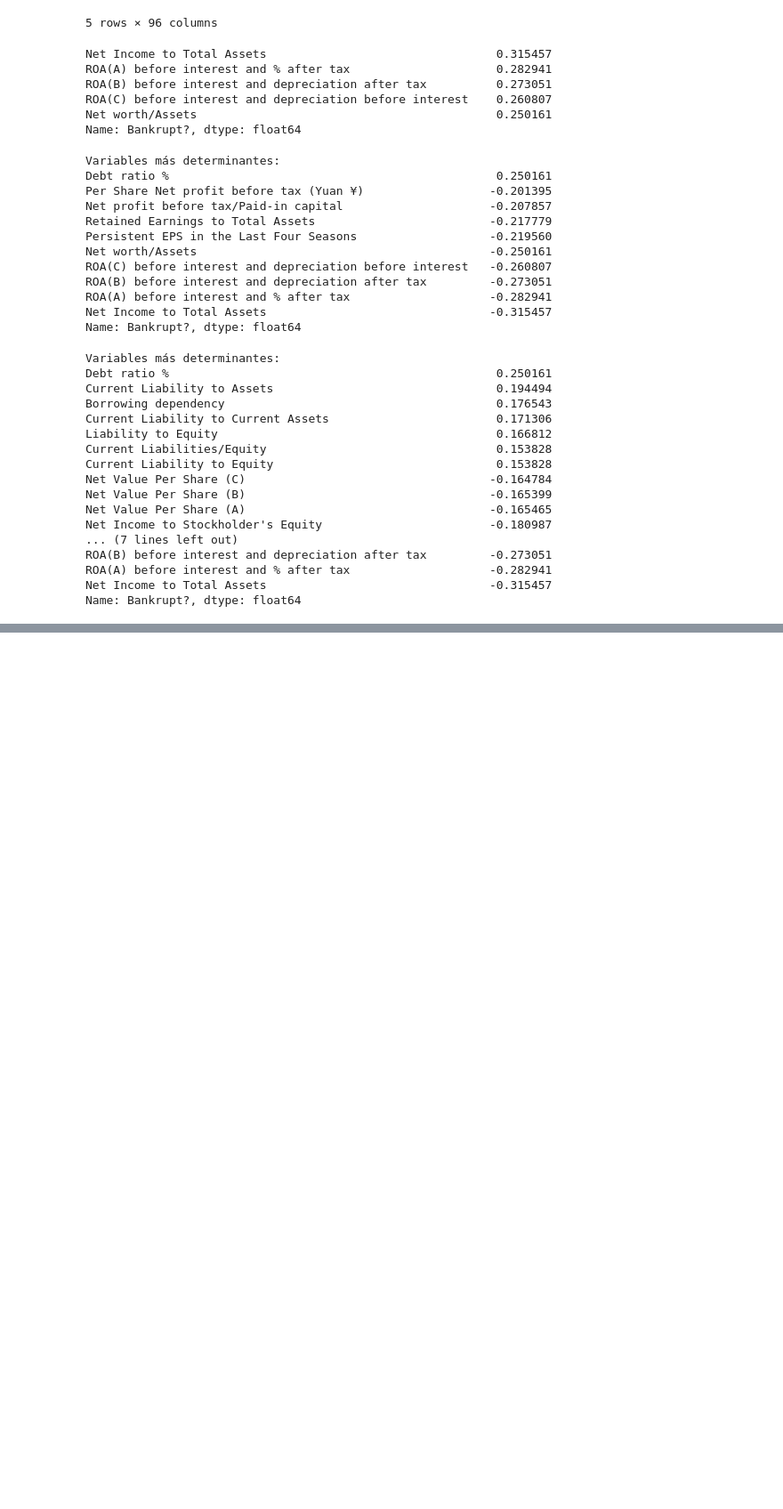
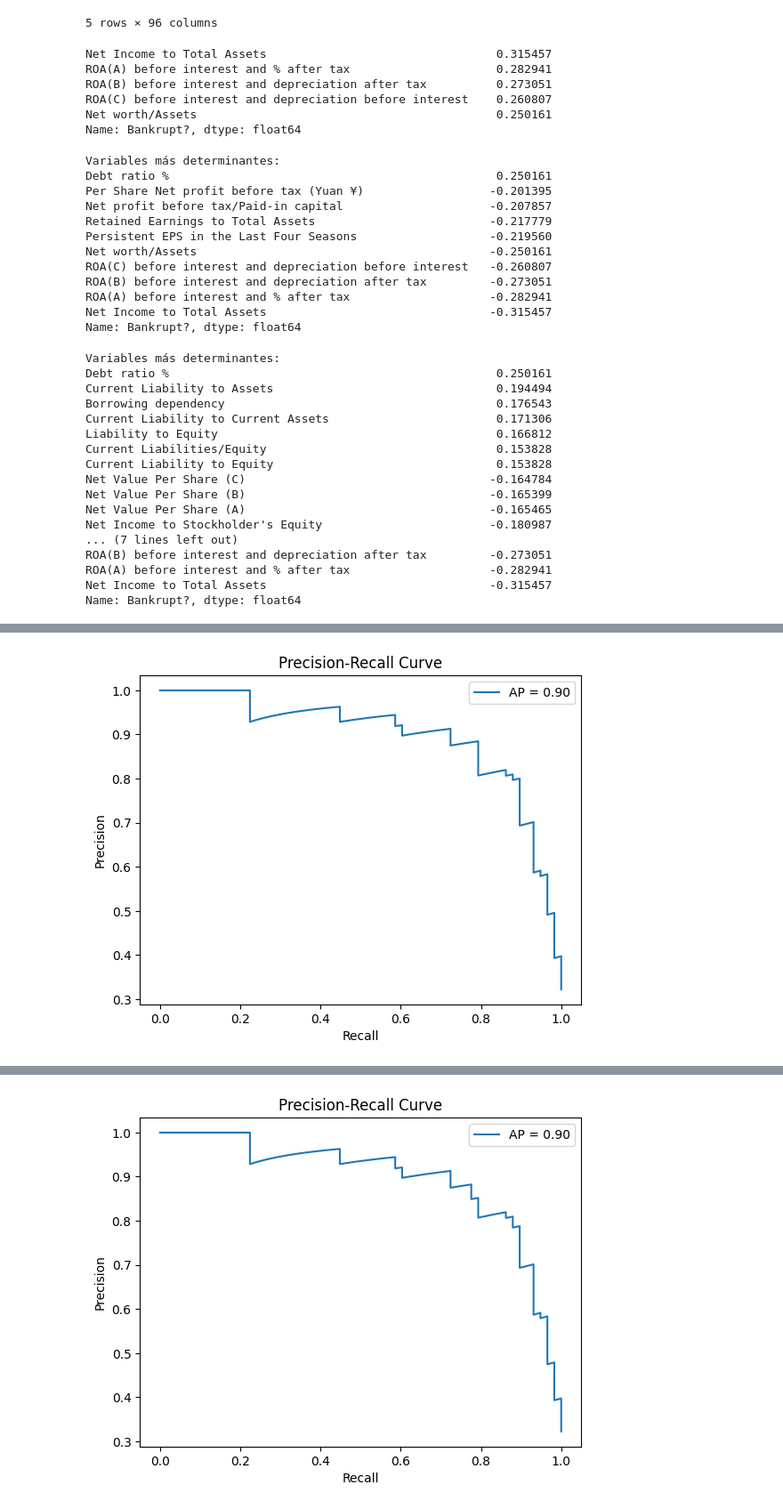
Before and after one commit to DavidAvila215/S2-Cloud-Computing-DataProphet, a Jupyter notebook: Prueba_SAM.ipynb, the cells around one changed output, grey strips where cells are left out. Shown: that part at 89% size. Cells and saved outputs as stored; diff of their text form; code cells hidden in the pictures; blank space fills up the shorter version.

```diff
--- a/Prueba_SAM.ipynb
+++ b/Prueba_SAM.ipynb
@@ -77,0 +427,78 @@ Name: Bankrupt?, dtype: float64
+# %%
+import numpy as np
+import pandas as pd
+from sklearn.model_selection import train_test_split
+from sklearn.svm import SVC
+from sklearn.metrics import classification_report, precision_recall_curve, average_precision_score, confusion_matrix
+from imblearn.over_sampling import SMOTE
+from imblearn.pipeline import make_pipeline
+import matplotlib.pyplot as plt
+
+# Sample Data (Replace with your dataset)
+# X = features, y = labels (binary, with class imbalance)
+# Example: y = [0, 0, 0, 1, 0, ...] where 1 is the minority class.
+# X, y = ...  # Load your data here (e.g., pd.read_csv())
+
+# Split into train/test
+X_train, X_test, y_train, y_test = train_test_split(X, y, test_size=0.3, random_state=42)
+
+# --- Handling Imbalance ---
+# Option 1: SMOTE (Oversample minority class)
+smote = SMOTE(random_state=42)
+X_resampled, y_resampled = smote.fit_resample(X_train, y_train)
+
+# Option 2: Class Weighting (Set class_weight='balanced')
+# Automatically adjusts weights inversely proportional to class frequencies
+
+# --- SVM Model ---
+# With SMOTE
+svm_smote = SVC(
+    kernel='rbf',  # Radial Basis Function (works well for most cases)
+    C=1.0,         # Regularization parameter (tune this)
+    gamma='scale', # Kernel coefficient (default='scale')
+    probability=True,  # Required for predict_proba
+    random_state=42
+)
+svm_smote.fit(X_resampled, y_resampled)
+
+# With Class Weighting (No SMOTE)
+svm_weighted = SVC(
+    kernel='rbf',
+    C=1.0,
+    gamma='scale',
+    class_weight='balanced',  # Critical for imbalance
+    probability=True,
+    random_state=42
+)
+svm_weighted.fit(X_train, y_train)
+
+# --- Evaluation ---
+def evaluate_model(model, X_test, y_test):
+    y_pred = model.predict(X_test)
+    y_proba = model.predict_proba(X_test)[:, 1]  # Probabilities for PR curve
+
+    print("Classification Report:")
+    print(classification_report(y_test, y_pred))
+
+    print("Confusion Matrix:")
+    print(confusion_matrix(y_test, y_pred))
+
+    # Precision-Recall Curve (Better than ROC for imbalance)
+    precision, recall, _ = precision_recall_curve(y_test, y_proba)
+    ap_score = average_precision_score(y_test, y_proba)
+
+    plt.figure()
+    plt.plot(recall, precision, label=f'AP = {ap_score:.2f}')
+    plt.xlabel('Recall')
+    plt.ylabel('Precision')
+    plt.title('Precision-Recall Curve')
+    plt.legend()
+    plt.show()
+
+# Evaluate both models
+print("=== SMOTE + SVM ===")
+evaluate_model(svm_smote, X_test, y_test)
+
+print("\n=== Weighted SVM ===")
+evaluate_model(svm_weighted, X_test, y_test)
+# %% [output]
@@ -77,0 +519 @@ Name: Bankrupt?, dtype: float64
+[figure, added]
@@ -77,0 +534 @@ Name: Bankrupt?, dtype: float64
+[figure, added]
```
Also changed, not shown: parts of 17 cells of this notebook, 1 other file.
